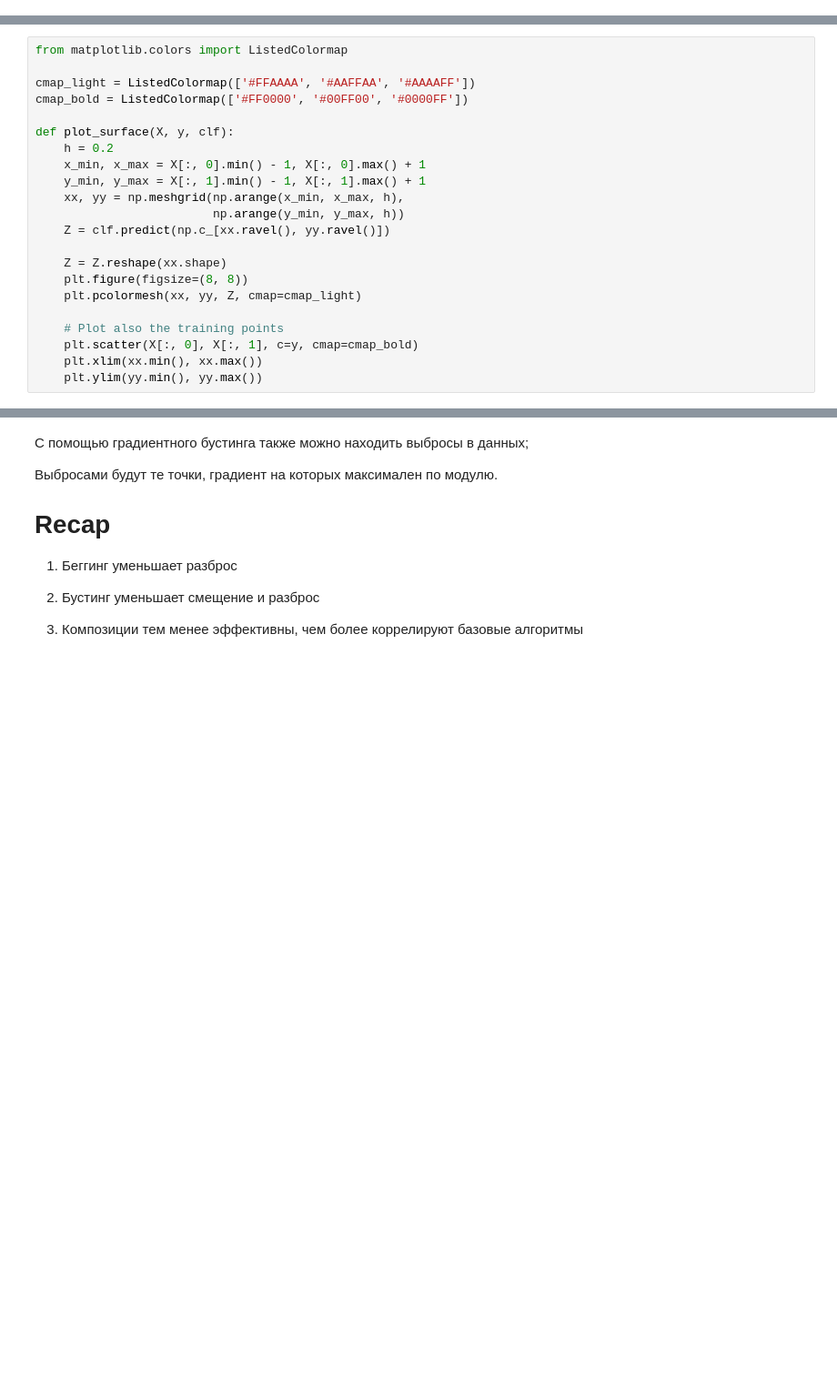
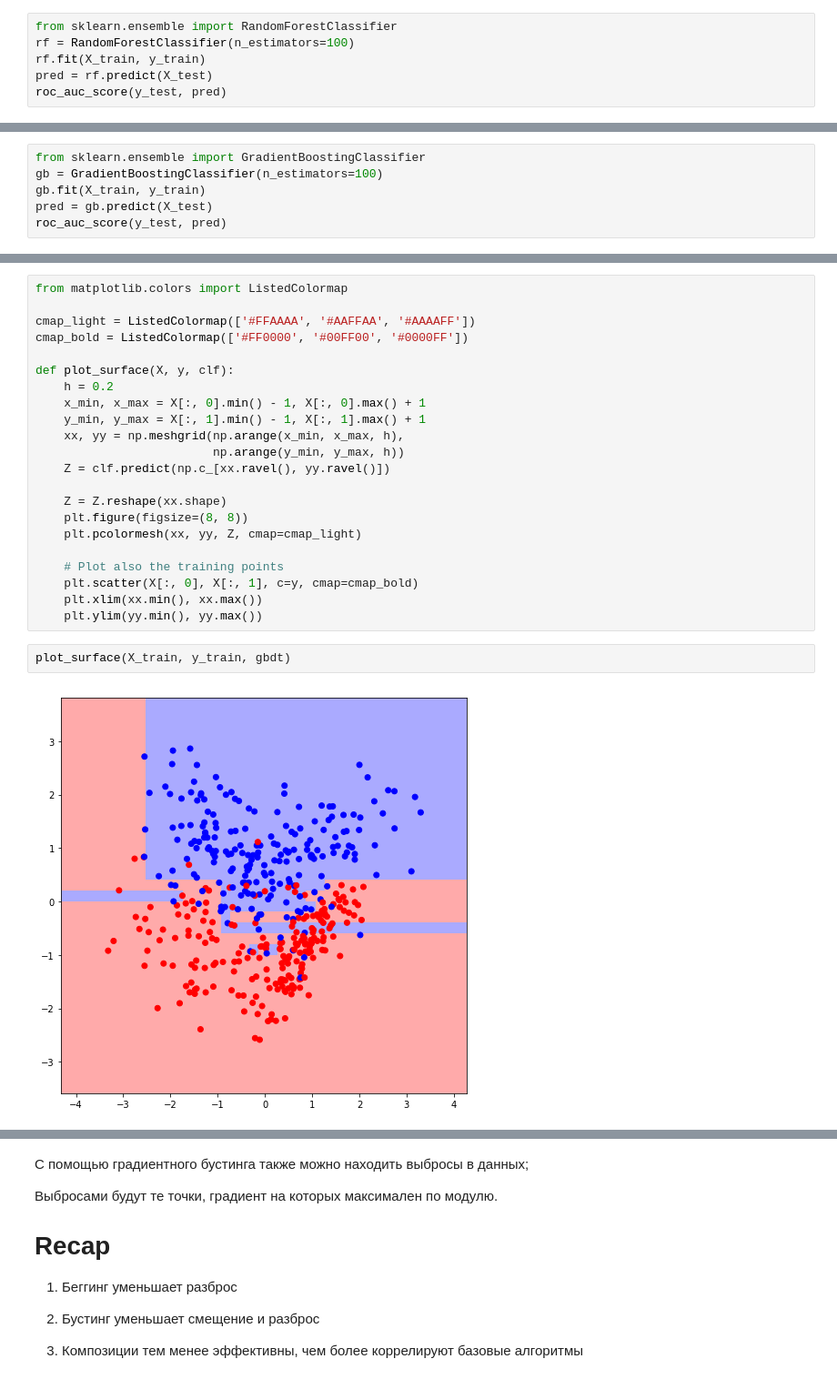
Before and after one commit to ischurov/math-ml-hse-2018, a Jupyter notebook: sem10_ensembles/sem10_ensembles.ipynb, the cells around one changed output, grey strips where cells are left out. Shown at 91% size. Saved outputs shown, nothing was run; the diff lists cells and outputs as text; blank space fills up the shorter version.

```diff
--- a/sem10_ensembles/sem10_ensembles.ipynb
+++ b/sem10_ensembles/sem10_ensembles.ipynb
@@ -386,2 +414,8 @@ roc_auc_score(y_test, pred)
 # %%
 gbdt.fit(X_train, y_train)
+# %%
+from sklearn.ensemble import RandomForestClassifier
+rf = RandomForestClassifier(n_estimators=100)
+rf.fit(X_train, y_train)
+pred = rf.predict(X_test)
+roc_auc_score(y_test, pred)
@@ -387,0 +424,6 @@ gbdt.fit(X_train, y_train)
+# %%
+from sklearn.ensemble import GradientBoostingClassifier
+gb = GradientBoostingClassifier(n_estimators=100)
+gb.fit(X_train, y_train)
+pred = gb.predict(X_test)
+roc_auc_score(y_test, pred)
@@ -412,6 +462,10 @@ def plot_surface(X, y, clf):
     plt.scatter(X[:, 0], X[:, 1], c=y, cmap=cmap_bold)
     plt.xlim(xx.min(), xx.max())
     plt.ylim(yy.min(), yy.max())
+# %%
+plot_surface(X_train, y_train, gbdt)
+# %% [output]
+[figure, added]
 # %%
 plot_surface(X_test, y_test, gbdt)
 # %% [output]
```
Also changed, not shown: parts of 19 cells of this notebook.
